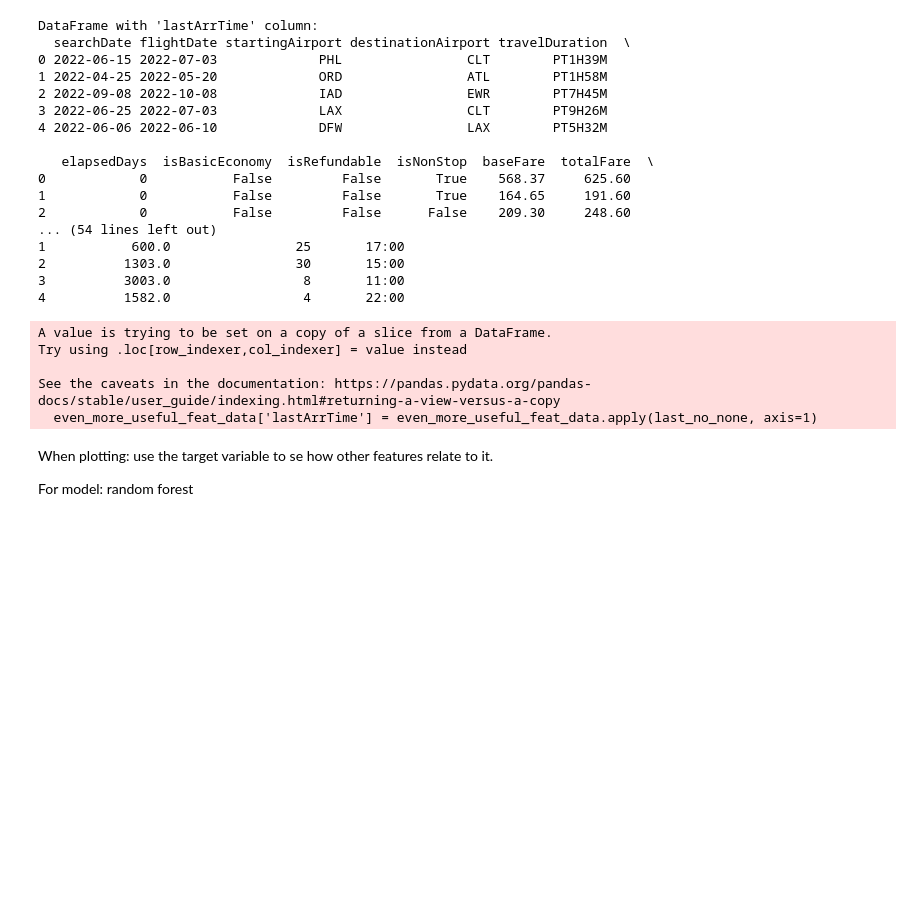
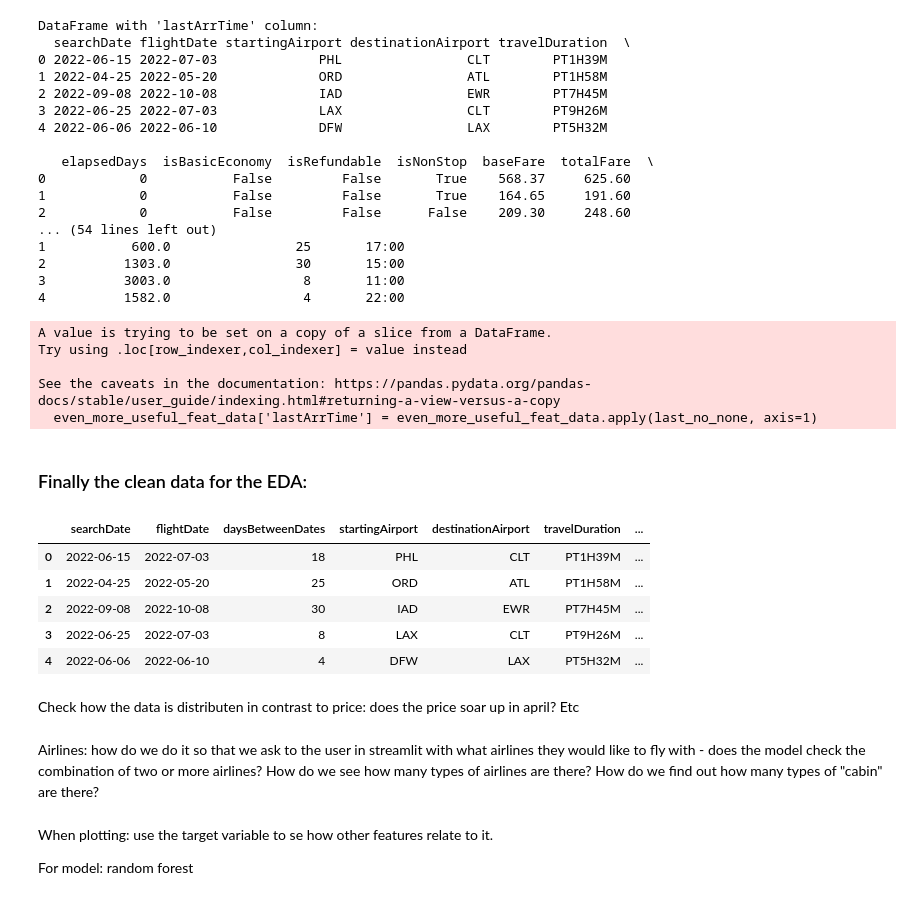
Before and after one commit to maria-pigazzi/flight-predictions-project, a Jupyter notebook: src/explore.ipynb, the cells around one changed output. Saved outputs shown, nothing was run; the diff lists cells and outputs as text; code cells hidden in the pictures; blank space fills up the shorter version.

```diff
--- a/src/explore.ipynb
+++ b/src/explore.ipynb
@@ -914,3 +910,20 @@ See the caveats in the documentation: https://pandas.pydata.org/pandas-docs/stab
+# %% [markdown]
+### Finally the clean data for the EDA:
+# %%
+data_eda = even_more_useful_feat_data[['searchDate', 'flightDate', 'daysBetweenDates', 'startingAirport', 'destinationAirport', 'travelDuration', 'elapsedDays', 'isBasicEconomy', 'isRefundable', 'seatsRemaining', 'totalFare', '1depTimeOnly', 'lastArrTime', '1airline', '2airline', '3airline', '4airline', '1equipment', '2equipment', '3equipment', '4equipment', '1cabin', '2cabin', '3cabin', '4cabin', 'numberOfStopovers', 'waitingTime', 'travelDistance']]
+data_eda.head()
+# %% [output]
+|  | searchDate | flightDate | daysBetweenDates | startingAirport | destinationAirport | travelDuration | ... |
+| 0 | 2022-06-15 | 2022-07-03 | 18 | PHL | CLT | PT1H39M | ... |
+| 1 | 2022-04-25 | 2022-05-20 | 25 | ORD | ATL | PT1H58M | ... |
+| 2 | 2022-09-08 | 2022-10-08 | 30 | IAD | EWR | PT7H45M | ... |
+| 3 | 2022-06-25 | 2022-07-03 | 8 | LAX | CLT | PT9H26M | ... |
+| 4 | 2022-06-06 | 2022-06-10 | 4 | DFW | LAX | PT5H32M | ... |
+# %% [markdown]
+Check how the data is distributen in contrast to price: does the price soar up in april? Etc
+# %% [markdown]
+Airlines: how do we do it so that we ask to the user in streamlit with what airlines they would like to fly with - does the model check the combination of two or more airlines? How do we see how many types of airlines are there?
+How do we find out how many types of "cabin" are there?
 # %% [markdown]
 When plotting: use the target variable to se how other features relate to it.
 
```
Also changed, not shown: parts of 3 cells of this notebook.
